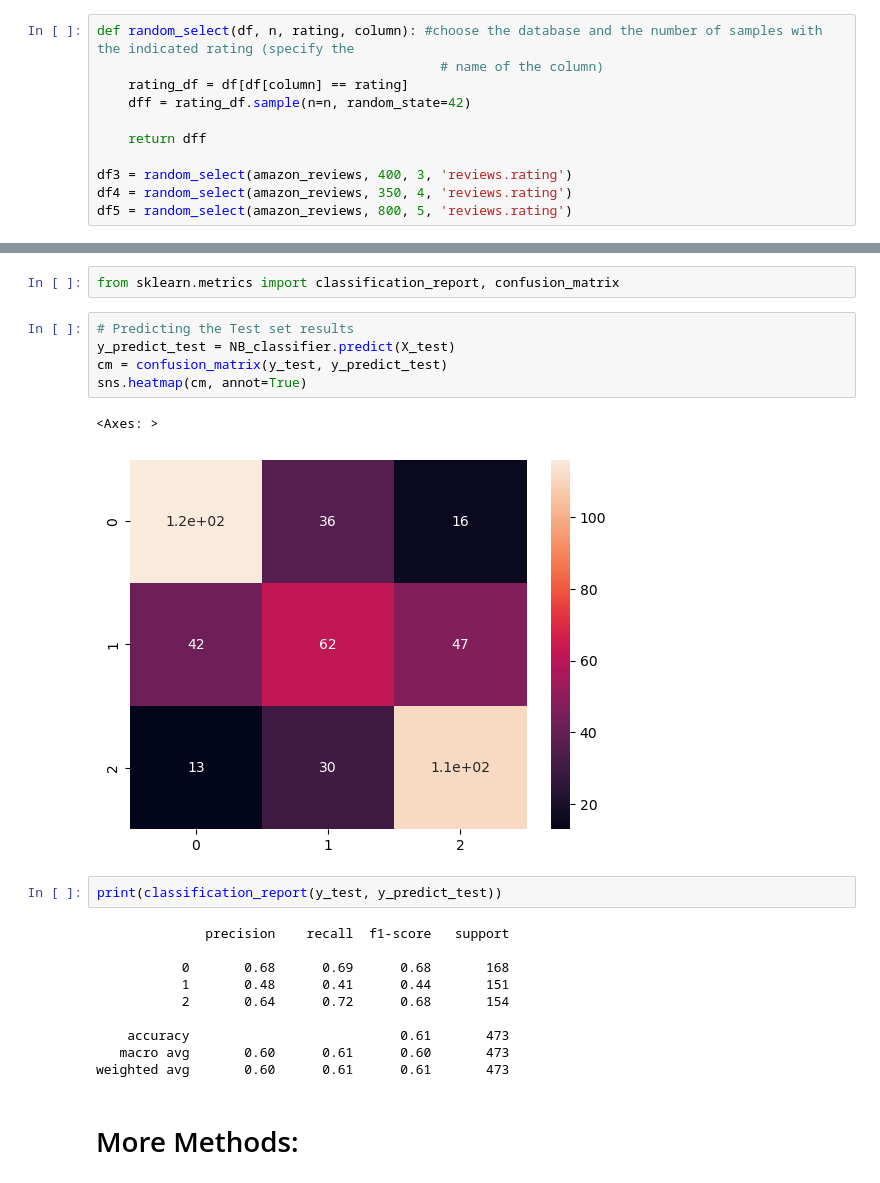
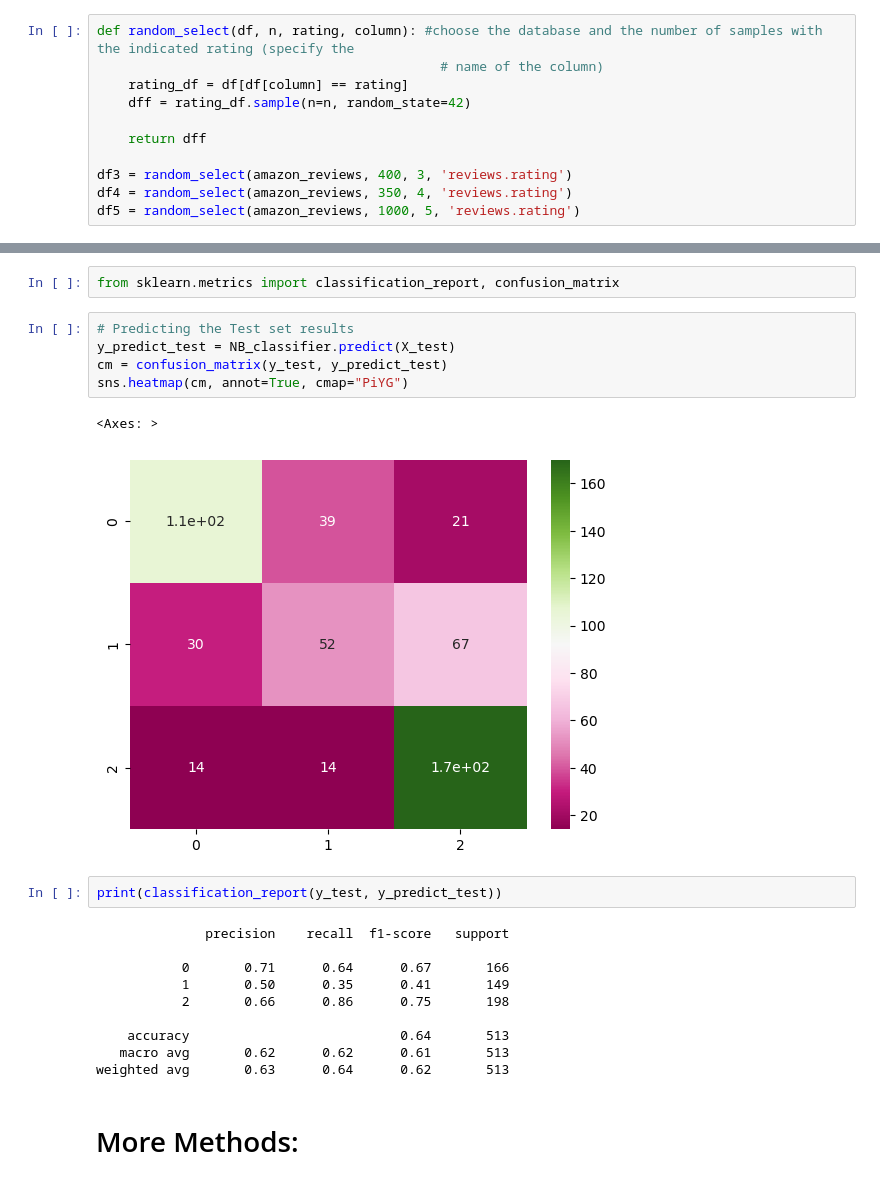
Before and after one commit to MartaTeo/ML-Project-CSE204, a Jupyter notebook: Sentiment_Analysis.ipynb, the cells around one changed output, grey strips where cells are left out. Drawn from its saved outputs; the diff is of its cells as text.

```diff
--- a/Sentiment_Analysis.ipynb
+++ b/Sentiment_Analysis.ipynb
@@ -62,7 +62,7 @@ def random_select(df, n, rating, column): #choose the database and the number of
 
 df3 = random_select(amazon_reviews, 400, 3, 'reviews.rating')
 df4 = random_select(amazon_reviews, 350, 4, 'reviews.rating')
-df5 = random_select(amazon_reviews, 800, 5, 'reviews.rating')
+df5 = random_select(amazon_reviews, 1000, 5, 'reviews.rating')
 # %%
 df3.describe()
 # %% [output]
@@ -417,23 +417,23 @@ from sklearn.metrics import classification_report, confusion_matrix
 # %%
 # Predicting the Test set results
 y_predict_test = NB_classifier.predict(X_test)
 cm = confusion_matrix(y_test, y_predict_test)
-sns.heatmap(cm, annot=True)
+sns.heatmap(cm, annot=True, cmap="PiYG")
 # %% [output]
 <Axes: >
-[figure, old version]
+[figure, new version]
 # %%
 print(classification_report(y_test, y_predict_test))
 # %% [output]
               precision    recall  f1-score   support
 
-           0       0.68      0.69      0.68       168
-           1       0.48      0.41      0.44       151
-           2       0.64      0.72      0.68       154
+           0       0.71      0.64      0.67       166
+           1       0.50      0.35      0.41       149
+           2       0.66      0.86      0.75       198
 
-    accuracy                           0.61       473
-   macro avg       0.60      0.61      0.60       473
-weighted avg       0.60      0.61      0.61       473
+    accuracy                           0.64       513
+   macro avg       0.62      0.62      0.61       513
+weighted avg       0.63      0.64      0.62       513
 # %% [markdown]
 # More Methods:
 # %%
```
Also changed, not shown: parts of 29 cells of this notebook.
